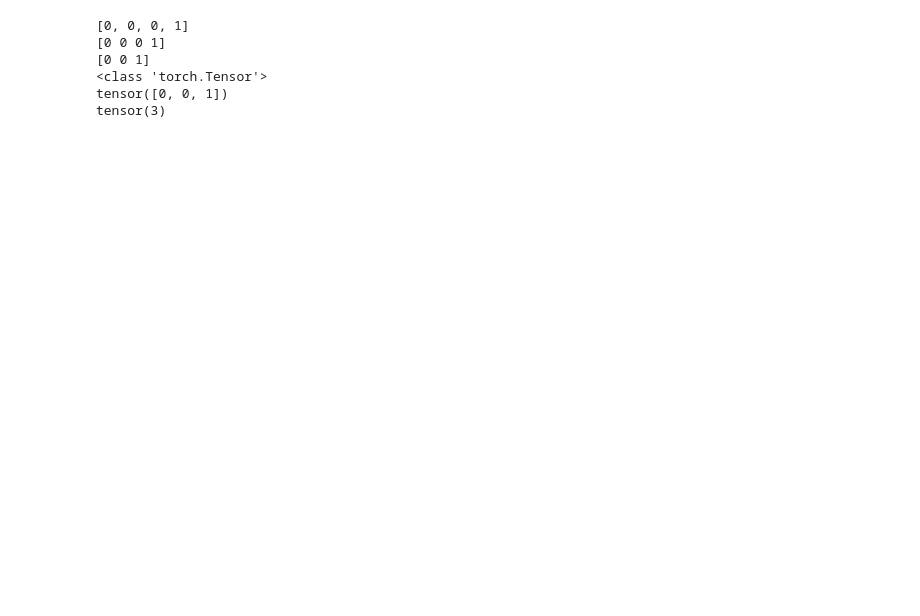
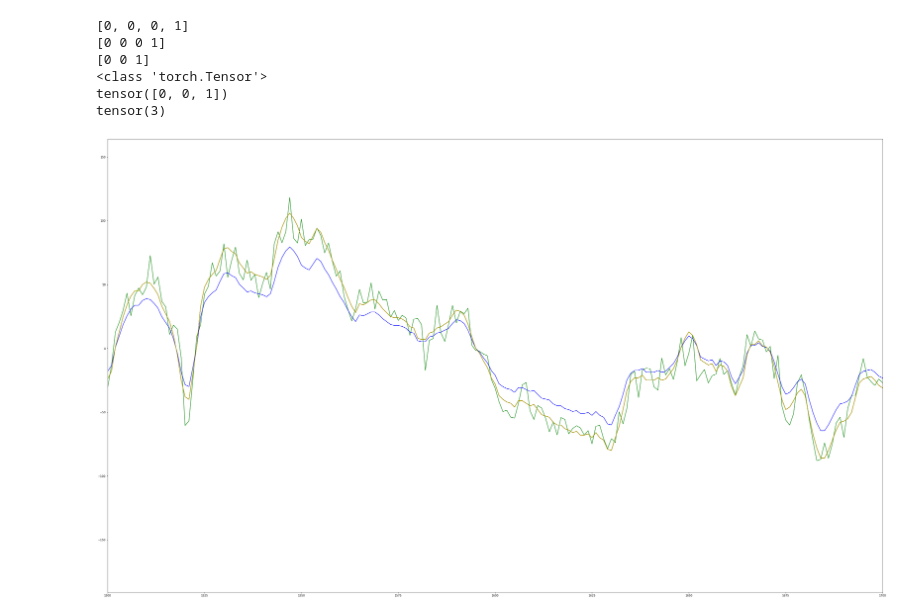
Before and after one commit to Kunhee-Kim/BonnEEG, a Jupyter notebook: main.ipynb, the cells around one changed output. Cells and saved outputs as stored; diff of their text form; code cells hidden in the pictures; blank space fills up the shorter version.

```diff
--- a/main.ipynb
+++ b/main.ipynb
@@ -322,3 +322,59 @@ print(torch.tensor(np.argmax(prac, axis = 0)))
 <class 'torch.Tensor'>
 tensor([0, 0, 1])
 tensor(3)
+# %%
+# plot augmented data
+import numpy as np
+import augmentation as aug
+
+fig, ax = plt.subplots()
+x_aug = rawdata_F[0]
+
+x_aug_jitter = x_aug + np.random.normal(loc=0., scale=10, size=x_aug.shape)
+
+factor = np.random.normal(loc=1., scale=0.3)#, size=(100, 4097))
+x_aug_scaling =  np.multiply(x_aug, factor)
+
+
+flip = np.random.choice([-1, 1], size=(100,1))
+rotate_axis = np.arange(1)
+np.random.shuffle(rotate_axis)
+x_aug_newax = x_aug[np.newaxis,:,np.newaxis]
+x_aug_rot = flip[:,np.newaxis,:] * x_aug_newax[:,:,rotate_axis]
+x_aug_rotation = x_aug_rot[0][:,0]
+
+orig_steps = np.arange(4097)
+
+
+num_segs = np.random.randint(1, 5, size = (4097,))
+
+seg_mode = 'equal'
+ret = np.zeros_like(x_aug)
+for i, pat in enumerate(x_aug):
+    if num_segs[i] > 1:
+        if seg_mode == "random":
+            split_points = np.random.choice(4097 - 2, num_segs[i] - 1, replace=False)
+            split_points.sort()
+            splits = np.split(orig_steps, split_points)
+        else:
+            splits = np.array_split(orig_steps, num_segs[i])
+        warp = np.concatenate(np.random.permutation(splits)).ravel()
+        ret[i] = pat
+    else:
+        ret[i] = pat
+x_aug_perm = ret
+
+
+
+ax.plot(x_aug, 'r') #, aug.jitter(rawdata_F[0]))
+ax.plot(x_aug_jitter, 'g')
+ax.plot(x_aug_scaling, 'b')
+ax.plot(x_aug_rotation, 'k')
+ax.plot(x_aug_perm, 'y')
+
+
+plt.rcParams["figure.figsize"] = (50, 30)
+plt.xlim(1500, 1700)
+plt.show()
+# %% [output]
+[figure, added]
```
Also changed, not shown: parts of 2 cells of this notebook, 6 other files.
